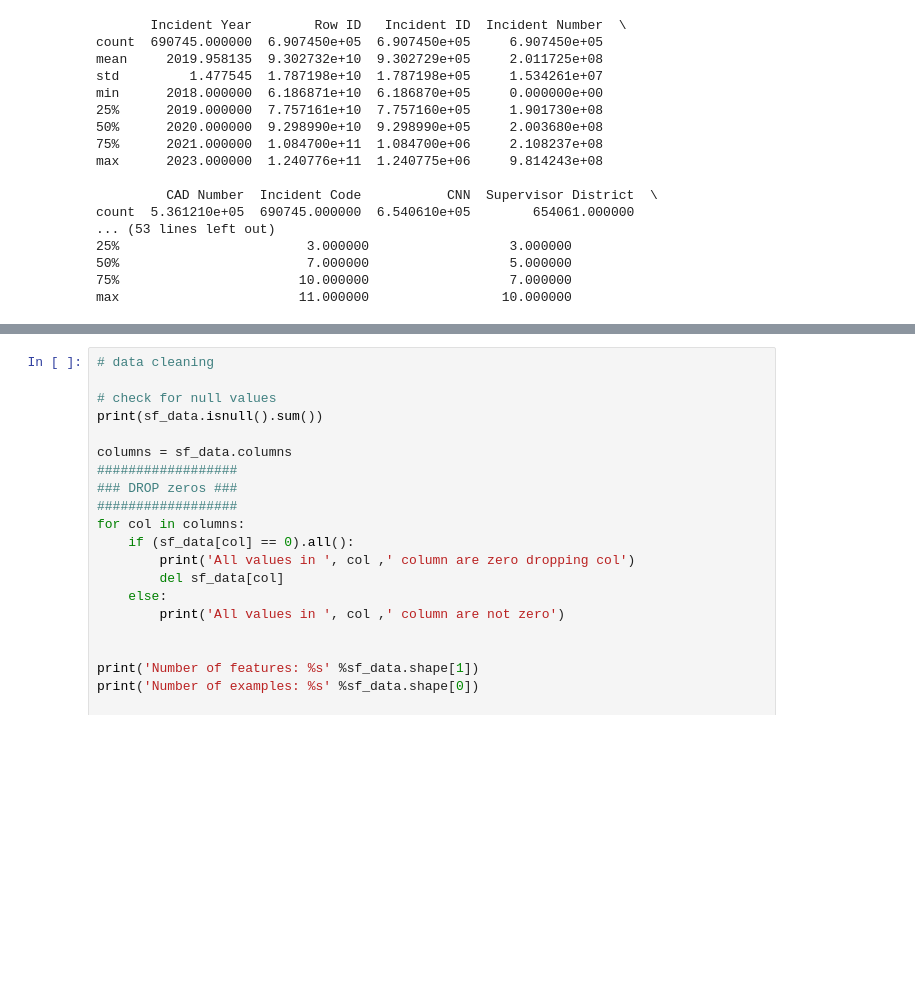
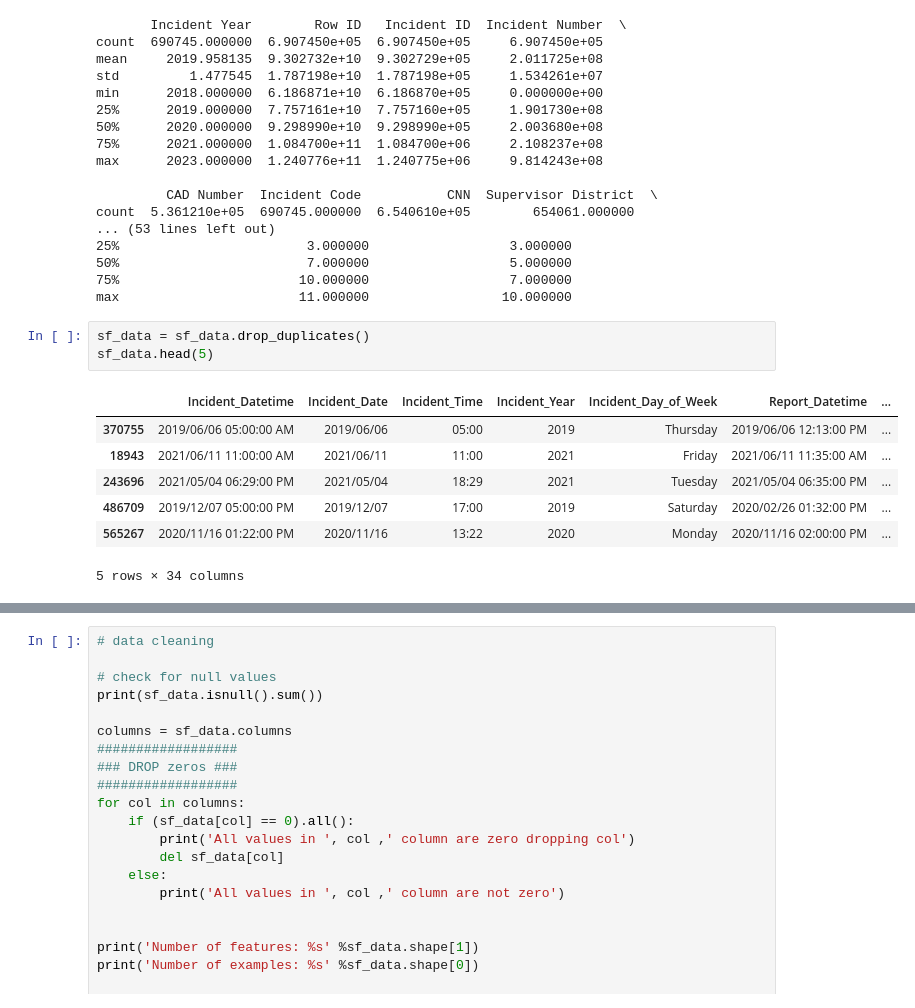
Before and after one commit to vhr1975/datasciw210, a Jupyter notebook: EDA/victor_ramirez_EDA_Tensorflow.ipynb, the cells around one changed output, grey strips where cells are left out. Cells and saved outputs as stored; diff of their text form; blank space fills up the shorter version.

```diff
--- a/EDA/victor_ramirez_EDA_Tensorflow.ipynb
+++ b/EDA/victor_ramirez_EDA_Tensorflow.ipynb
@@ -74,3 +114,14 @@ count  5.361210e+05  690745.000000  6.540610e+05        654061.000000
 50%                        7.000000                  5.000000
 75%                       10.000000                  7.000000
 max                       11.000000                 10.000000
+# %%
+sf_data = sf_data.drop_duplicates()
+sf_data.head(5)
+# %% [output]
+|  | Incident_Datetime | Incident_Date | Incident_Time | Incident_Year | Incident_Day_of_Week | Report_Datetime | ... |
+| 370755 | 2019/06/06 05:00:00 AM | 2019/06/06 | 05:00 | 2019 | Thursday | 2019/06/06 12:13:00 PM | ... |
+| 18943 | 2021/06/11 11:00:00 AM | 2021/06/11 | 11:00 | 2021 | Friday | 2021/06/11 11:35:00 AM | ... |
+| 243696 | 2021/05/04 06:29:00 PM | 2021/05/04 | 18:29 | 2021 | Tuesday | 2021/05/04 06:35:00 PM | ... |
+| 486709 | 2019/12/07 05:00:00 PM | 2019/12/07 | 17:00 | 2019 | Saturday | 2020/02/26 01:32:00 PM | ... |
+| 565267 | 2020/11/16 01:22:00 PM | 2020/11/16 | 13:22 | 2020 | Monday | 2020/11/16 02:00:00 PM | ... |
+5 rows × 34 columns
```
Also changed, not shown: parts of 6 cells of this notebook.
